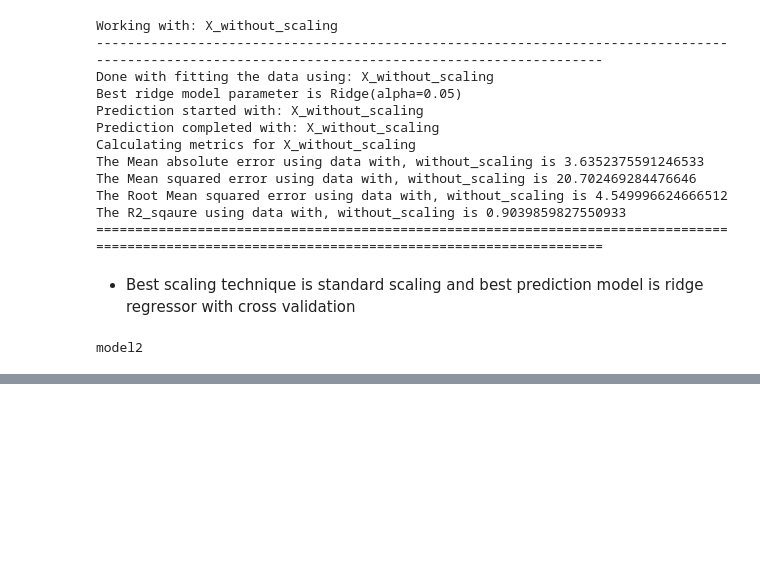
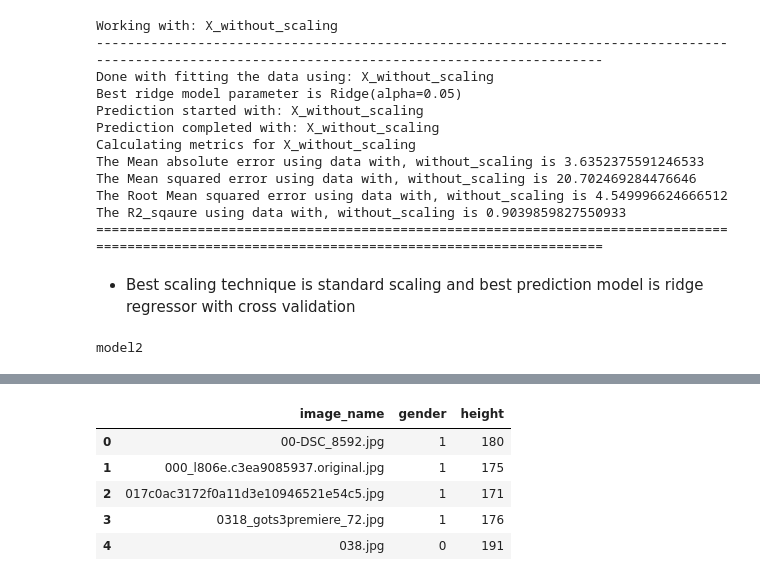
Before and after one commit to Aman-Vishwakarma1729/Body_Mass_Index_from_Face_Images, a Jupyter notebook: notebooks/Height_to_Weight_Data_and_Models/Height_Weight_Data_Analysis.ipynb, the cells around one changed output, grey strips where cells are left out. Cells and saved outputs as stored; diff of their text form; code cells hidden in the pictures; blank space fills up the shorter version.

```diff
--- a/notebooks/Height_to_Weight_Data_and_Models/Height_Weight_Data_Analysis.ipynb
+++ b/notebooks/Height_to_Weight_Data_and_Models/Height_Weight_Data_Analysis.ipynb
@@ -401,0 +429,3 @@ model2
+# %%
+with open(r'C:\Users\HP\Desktop\PW_Projects\Body_Mass_Index_from_Face_Images\artifacts\hgw_gender_encoder.pkl','rb') as file_obj:
+    encoder = pickle.load(file_obj)
@@ -401,0 +435,11 @@ model2
+# %%
+data['gender'] = encoder.transform(data[['gender']])
+# %%
+data.head()
+# %% [output]
+|  | image_name | gender | height |
+| 0 | 00-DSC_8592.jpg | 1 | 180 |
+| 1 | 000_l806e.c3ea9085937.original.jpg | 1 | 175 |
+| 2 | 017c0ac3172f0a11d3e10946521e54c5.jpg | 1 | 171 |
+| 3 | 0318_gots3premiere_72.jpg | 1 | 176 |
+| 4 | 038.jpg | 0 | 191 |
```
Also changed, not shown: parts of 14 cells of this notebook, 8 other files.
